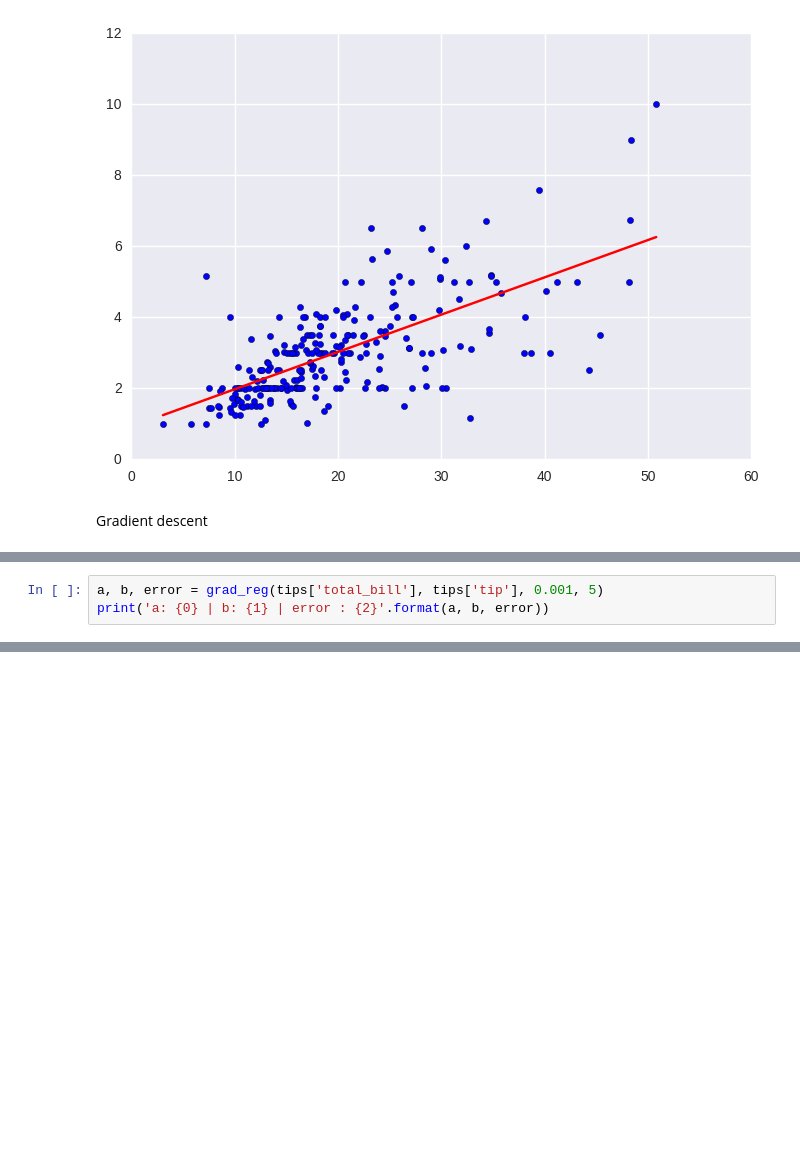
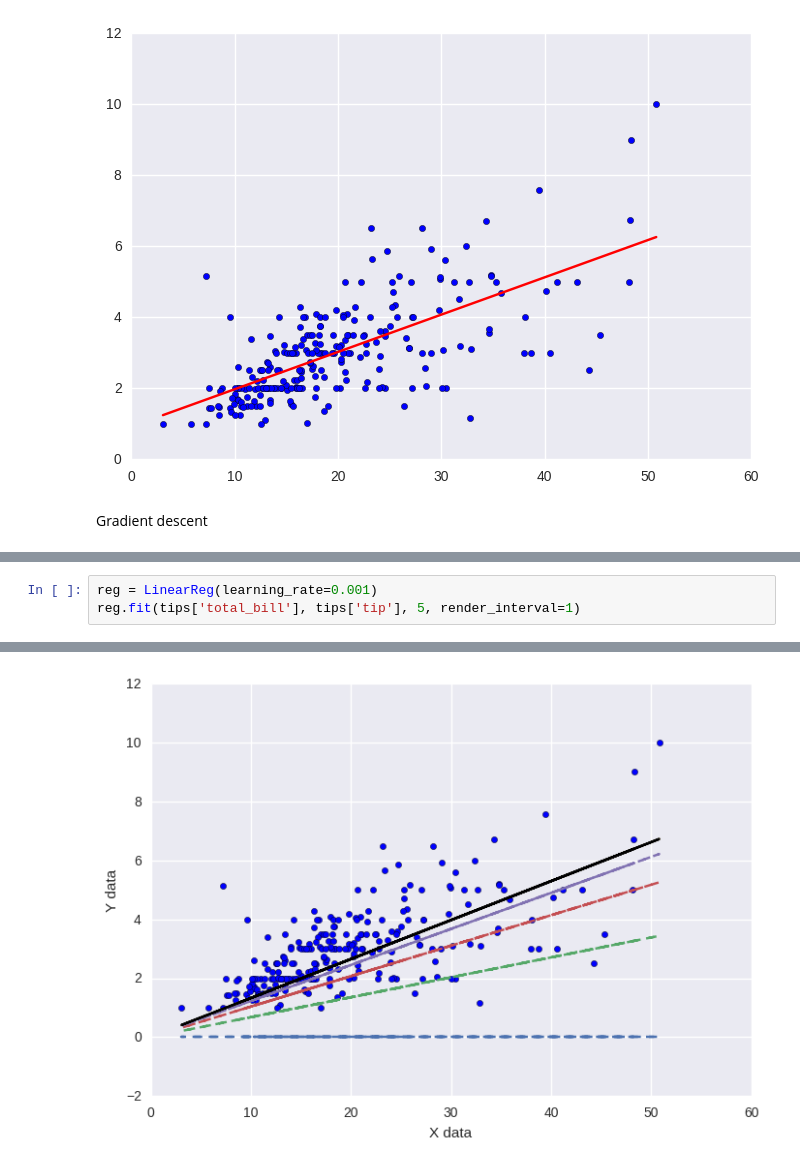
Before and after one commit to lgvaz/from_scratch, a Jupyter notebook: linear_regression/linear_regression.ipynb, the cells around one changed output, grey strips where cells are left out. Saved outputs shown, nothing was run; the diff lists cells and outputs as text; blank space fills up the shorter version.

Commit message:
Improved grad reg

```diff
--- a/linear_regression/linear_regression.ipynb
+++ b/linear_regression/linear_regression.ipynb
@@ -80,3 +52,0 @@ def grad_reg(x, y, alpha, interactions):
-# %%
-a, b, error = grad_reg(tips['total_bill'], tips['tip'], 0.001, 5)
-print('a: {0} | b: {1} | error : {2}'.format(a, b, error))
@@ -85,0 +103,4 @@ a: 0.13796055816953248 | b: 0.006578052515625545 | error : 292.1562622512777
+# %%
+reg = LinearReg(learning_rate=0.001)
+reg.fit(tips['total_bill'], tips['tip'], 5, render_interval=1)
+# %% [output]
@@ -85,0 +112 @@ a: 0.13796055816953248 | b: 0.006578052515625545 | error : 292.1562622512777
+[figure, added]
```
Also changed, not shown: parts of 4 cells of this notebook.
